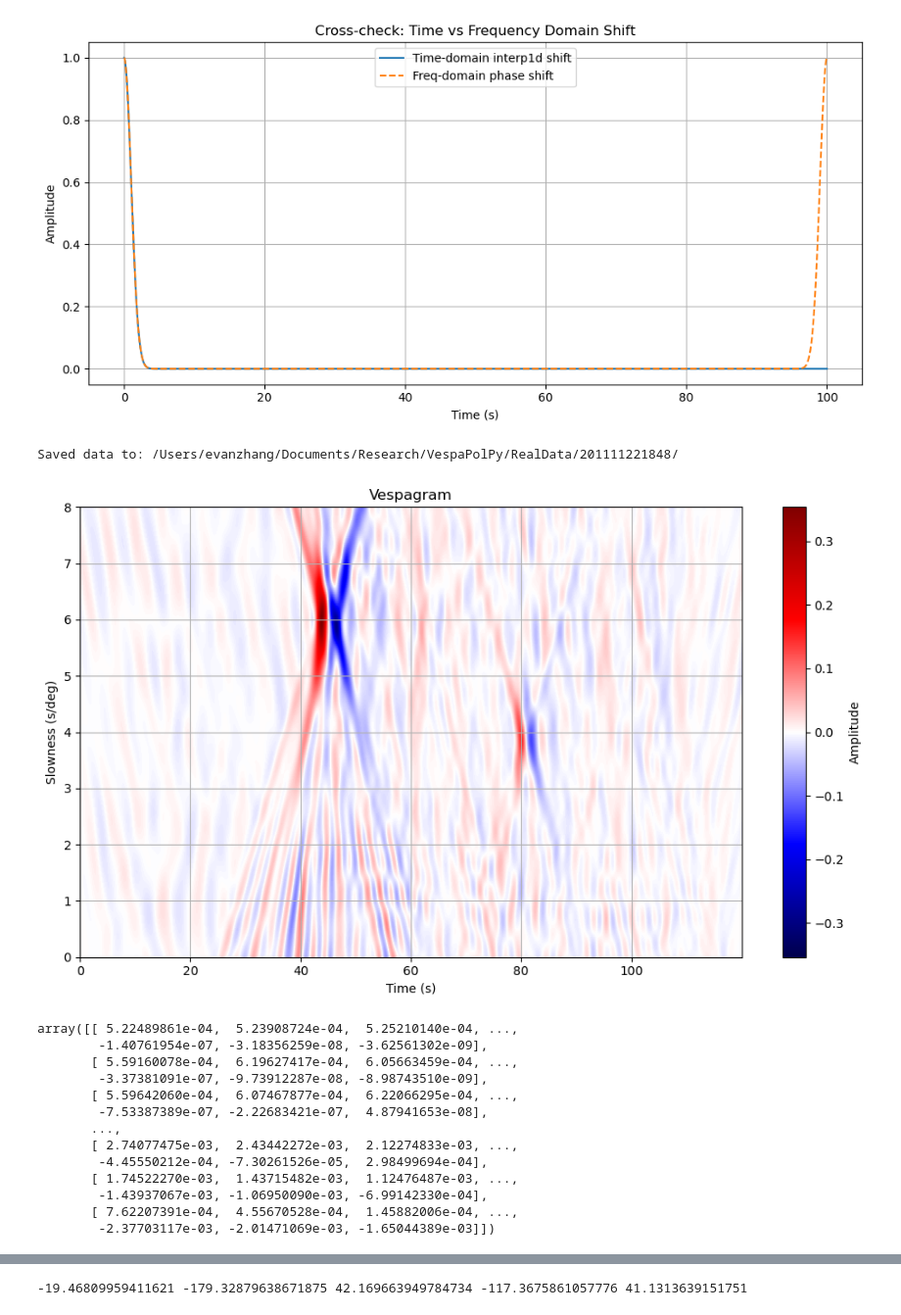
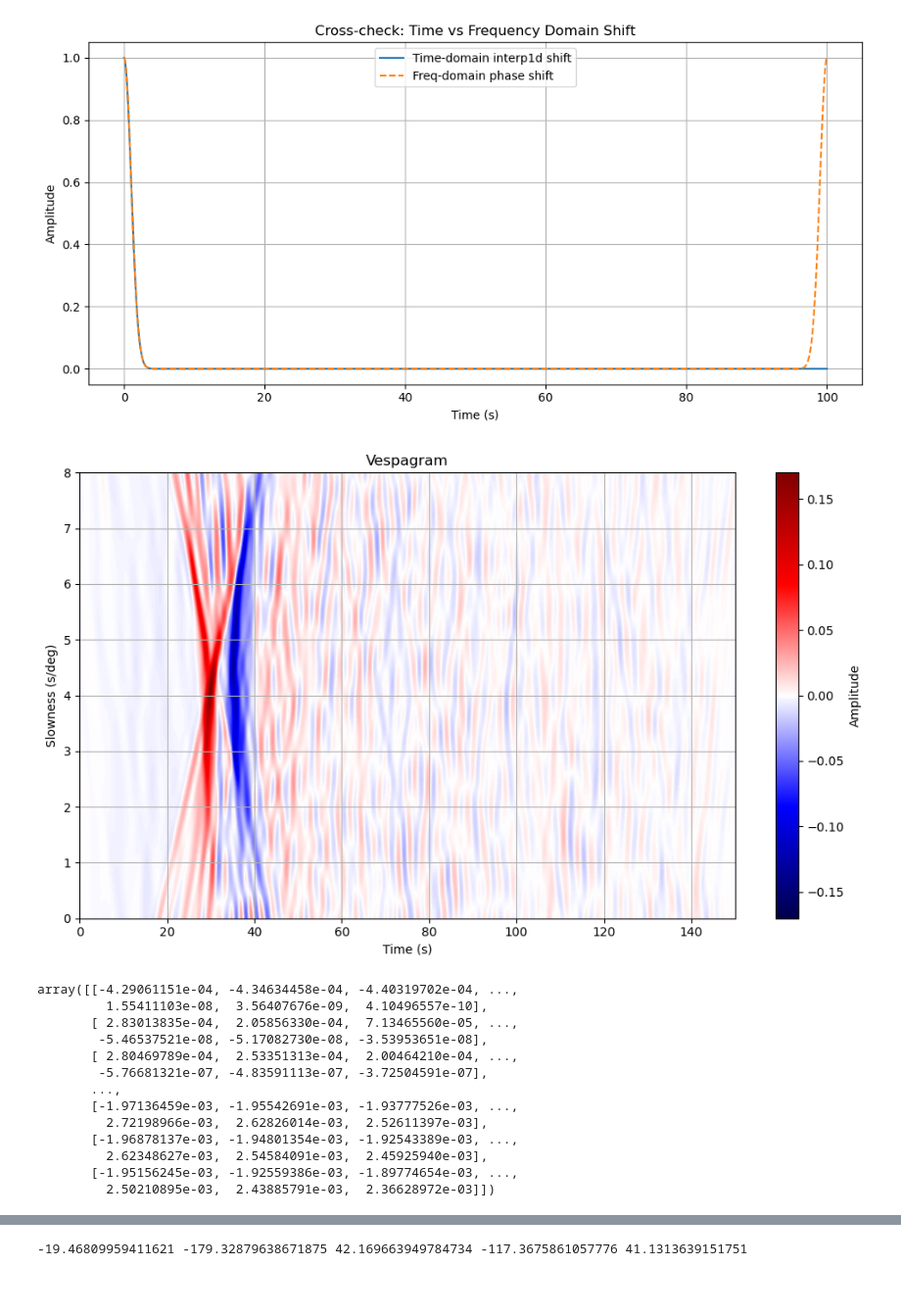
Before and after one commit to evanzzq/VespaPolPy, a Jupyter notebook: Debug.ipynb, the cells around one changed output, grey strips where cells are left out. Shown at 98% size. Cells and saved outputs as stored; diff of their text form; code cells hidden in the pictures; blank space fills up the shorter version.

```diff
--- a/Debug.ipynb
+++ b/Debug.ipynb
@@ -225,62 +225,61 @@ plt.show()
 # %%
 from vespainv.utils import prepare_inputs_from_sac
 data_dir = "/Users/evanzhang/Documents/Research/fetchData/event_download/201111221848/"
-output_dir = "/Users/evanzhang/Documents/Research/VespaPolPy/RealData/201111221848/"
-prepare_inputs_from_sac(data_dir, output_dir)
+noise_dir = "/Users/evanzhang/Documents/Research/fetchData/noise_download/201111221848/"
+output_dir = "/Users/evanzhang/zzq@umd.edu - Google Drive/My Drive/Research/VespaPolPy/RealData/201111221848_test/"
+prepare_inputs_from_sac(data_dir, noise_dir=noise_dir,output_dir=output_dir)
-# %% [output]
-Saved data to: /Users/evanzhang/Documents/Research/VespaPolPy/RealData/201111221848/
 # %%
 from vespainv.utils import make_vespagram, dest_point, bandpass
 import numpy as np
 import os, pickle
 
 isSyn = False
-evname = "201111221848"
+evname = "200705062111"
 Uname = "UZ.csv"
 slow_grid = np.linspace(0,8,201)
 isbp = True
 freqs = np.array([0.02, 0.5])
 
 if isSyn:
     datadir = "./SynData/"
 else:
     datadir = "./RealData/"
 
 U_obs = np.loadtxt(os.path.join(datadir, evname, Uname), delimiter=",")  # columns: data
 Utime = np.loadtxt(os.path.join(datadir, evname, "time.csv"), delimiter=",")  # columns: time
 metadata = np.loadtxt(os.path.join(datadir, evname, "station_metadata.csv"), delimiter=",", skiprows=1)
 
 if isbp:
     U_obs = bandpass(U_obs, 1/(Utime[1]-Utime[0]), freqs[0], freqs[1])
 
 if isSyn:
     with open(os.path.join(datadir, evname, "synPrior.pkl"), "rb") as f:
         prior = pickle.load(f)
     refLat = prior.refLat
     refLon = prior.refLon
     srcLat = prior.srcLat
     srcLon = prior.srcLon
     refBaz = prior.refBaz
 else:
     srcLat, srcLon = np.loadtxt(os.path.join(datadir, evname, "eventinfo.csv"), delimiter=",", skiprows=1)
     refLat, refLon = dest_point(srcLat, srcLon, np.mean(metadata[:,1]), np.mean(metadata[:,0]))
 
 make_vespagram(U=U_obs, time=Utime, metadata=metadata, refLat=refLat, refLon=refLon, srcLat=srcLat, srcLon=srcLon, slow_grid=slow_grid)
 # %% [output]
-[figure, old version]
+[figure, new version]
-array([[ 5.22489861e-04,  5.23908724e-04,  5.25210140e-04, ...,
-        -1.40761954e-07, -3.18356259e-08, -3.62561302e-09],
-       [ 5.59160078e-04,  6.19627417e-04,  6.05663459e-04, ...,
-        -3.37381091e-07, -9.73912287e-08, -8.98743510e-09],
-       [ 5.59642060e-04,  6.07467877e-04,  6.22066295e-04, ...,
-        -7.53387389e-07, -2.22683421e-07,  4.87941653e-08],
+array([[-4.29061151e-04, -4.34634458e-04, -4.40319702e-04, ...,
+         1.55411103e-08,  3.56407676e-09,  4.10496557e-10],
+       [ 2.83013835e-04,  2.05856330e-04,  7.13465560e-05, ...,
+        -5.46537521e-08, -5.17082730e-08, -3.53953651e-08],
+       [ 2.80469789e-04,  2.53351313e-04,  2.00464210e-04, ...,
+        -5.76681321e-07, -4.83591113e-07, -3.72504591e-07],
        ...,
-       [ 2.74077475e-03,  2.43442272e-03,  2.12274833e-03, ...,
-        -4.45550212e-04, -7.30261526e-05,  2.98499694e-04],
-       [ 1.74522270e-03,  1.43715482e-03,  1.12476487e-03, ...,
-        -1.43937067e-03, -1.06950090e-03, -6.99142330e-04],
-       [ 7.62207391e-04,  4.55670528e-04,  1.45882006e-04, ...,
-        -2.37703117e-03, -2.01471069e-03, -1.65044389e-03]])
+       [-1.97136459e-03, -1.95542691e-03, -1.93777526e-03, ...,
+         2.72198966e-03,  2.62826014e-03,  2.52611397e-03],
+       [-1.96878137e-03, -1.94801354e-03, -1.92543389e-03, ...,
+         2.62348627e-03,  2.54584091e-03,  2.45925940e-03],
+       [-1.95156245e-03, -1.92559386e-03, -1.89774654e-03, ...,
+         2.50210895e-03,  2.43885791e-03,  2.36628972e-03]])
 # %%
 import numpy as np
 import matplotlib.pyplot as plt
```
Also changed, not shown: 10 other files.
